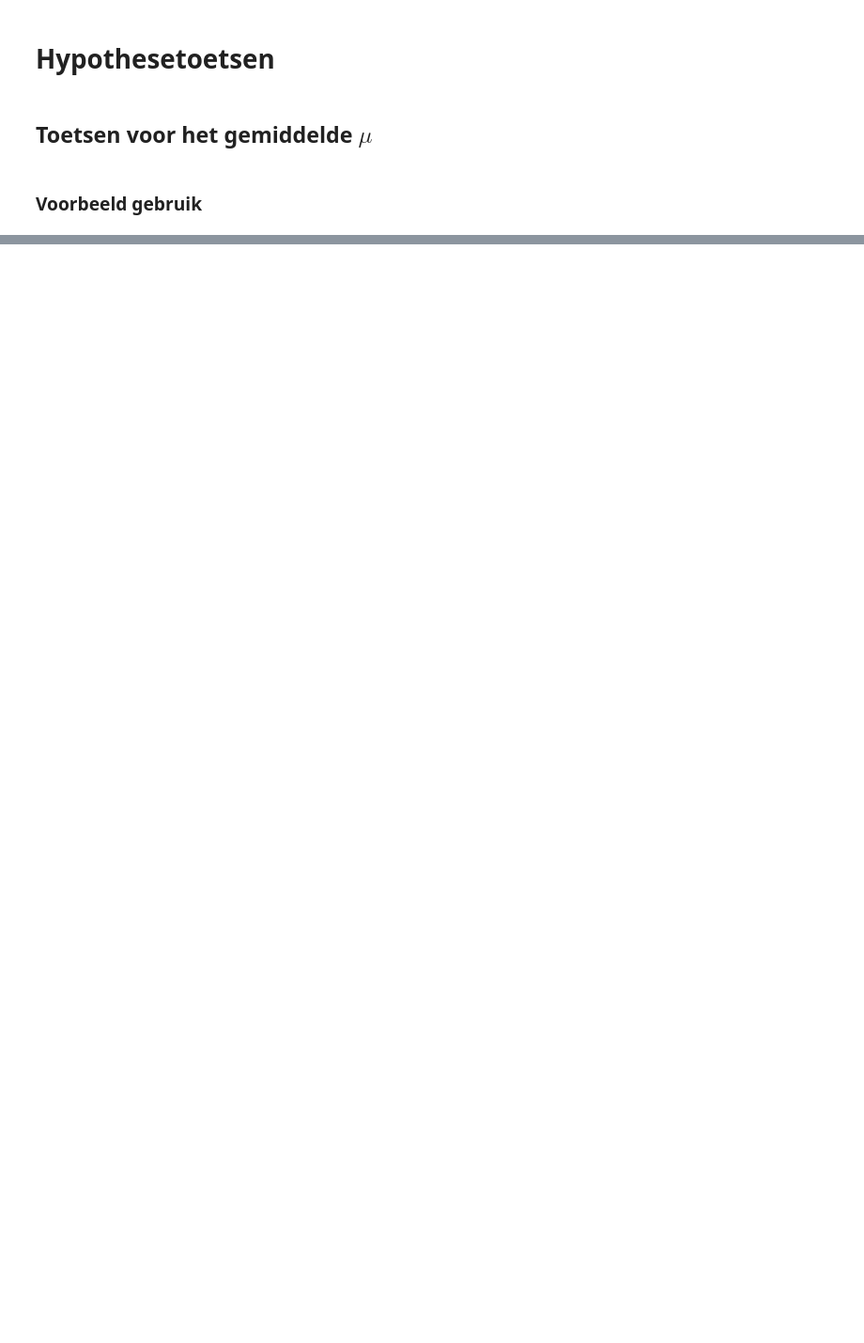
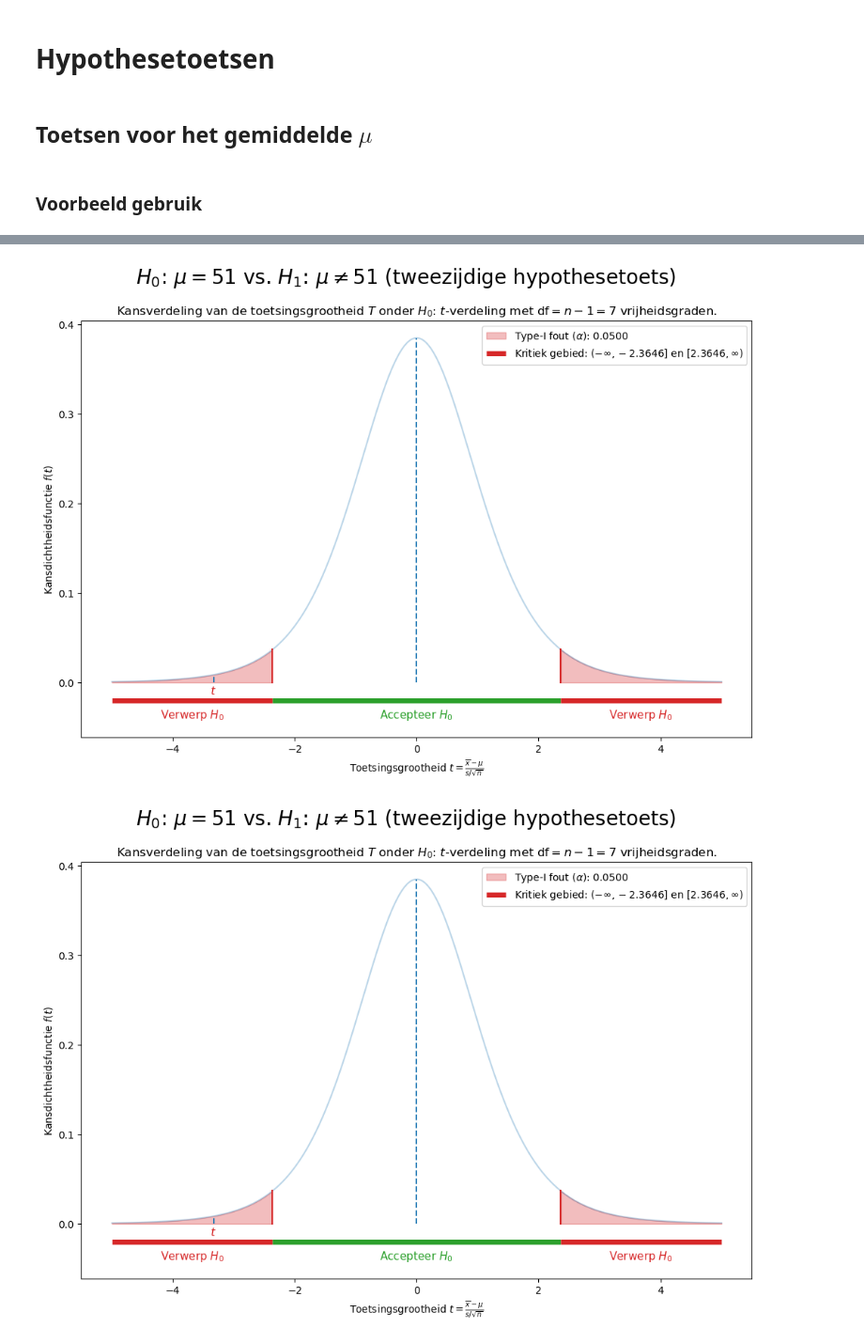
Before and after one commit to DBlom96/Statistiek, a Jupyter notebook: Python/statistics_utils/notebooks/hypothesis_testing.ipynb, the cells around one changed output, grey strips where cells are left out. Shown at 94% size. Drawn from its saved outputs; the diff is of its cells as text; code cells hidden in the pictures; blank space fills up the shorter version.

```diff
--- a/Python/statistics_utils/notebooks/hypothesis_testing.ipynb
+++ b/Python/statistics_utils/notebooks/hypothesis_testing.ipynb
@@ -140,0 +258,6 @@ plot_hypothesis_testing(test_type="rechtszijdig", mu_0=0, mu_1=None, sigma=1, al
+# %%
+# Opgave 9.18
+plot_hypothesis_testing_t(test_type="tweezijdig", mu_0=51, mu_1=None, alpha=0.05, sample_std = 87.1429, sample_size=8, test_stat=-3.3329, filename=FIGURE_PATH + "opg_9.18.png")
+# %% [output]
+[figure, added]
+[figure, added]
```
Also changed, not shown: parts of 5 cells of this notebook, 31 other files.
